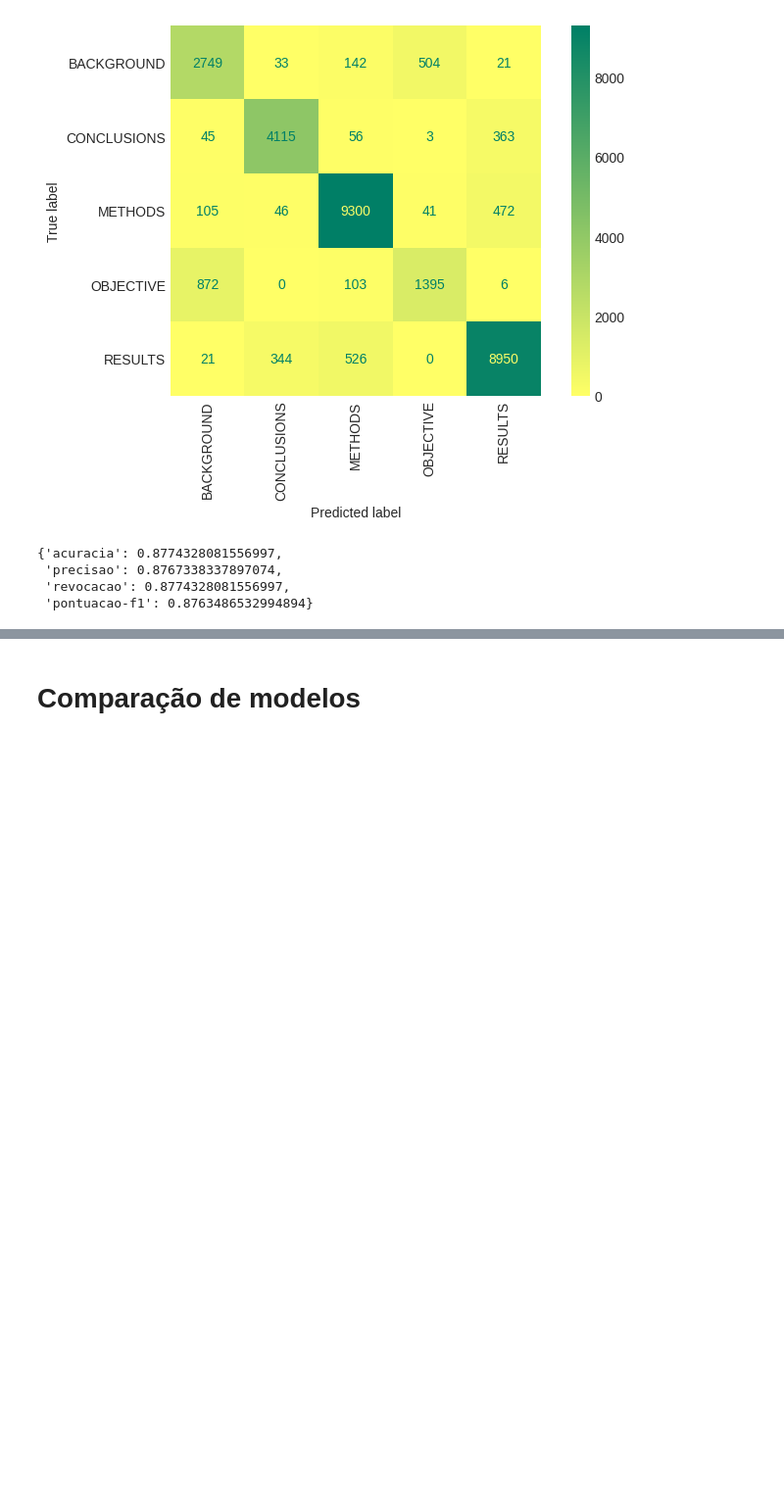
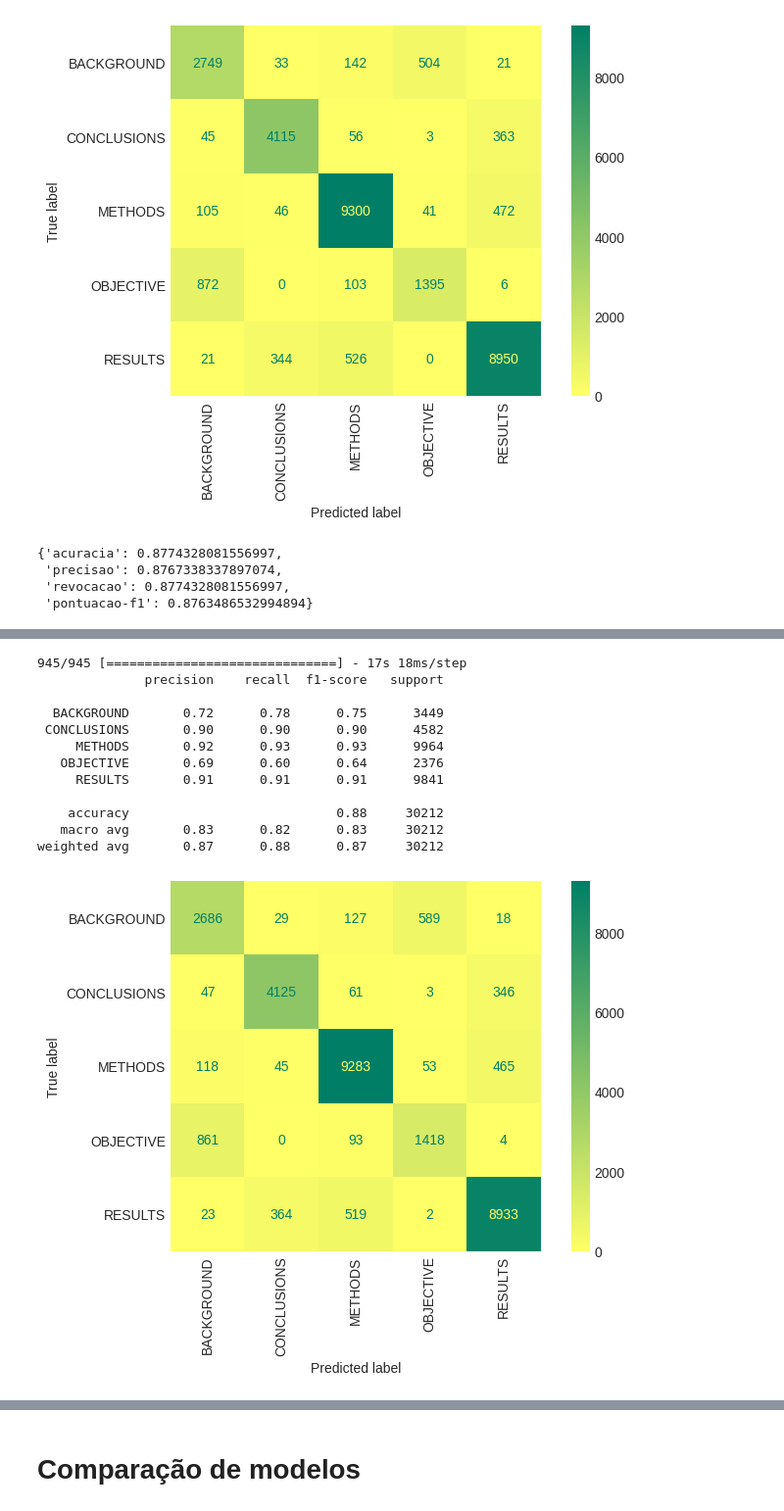
Before and after one commit to flohmannjr/tensorflow_curso, a Jupyter notebook: TensorFlow_MP2_1_SkimLit+.ipynb, the cells around one changed output, grey strips where cells are left out. Shown: that part at 98% size. Drawn from its saved outputs; the diff is of its cells as text; code cells hidden in the pictures; blank space fills up the shorter version.

```diff
--- a/TensorFlow_MP2_1_SkimLit+.ipynb
+++ b/TensorFlow_MP2_1_SkimLit+.ipynb
@@ -501,0 +532,18 @@ avaliacoes[2]
+# %%
+probabilidades = modelo.predict(dados_hibridos_linhas_validacao)
+previsoes      = tf.argmax(probabilidades, axis=1)
+avaliacoes[3]  = avaliar_modelo(rotulos_int_validacao, previsoes, classes)
+# %% [output]
+945/945 [==============================] - 17s 18ms/step
+              precision    recall  f1-score   support
+
+  BACKGROUND       0.72      0.78      0.75      3449
+ CONCLUSIONS       0.90      0.90      0.90      4582
+     METHODS       0.92      0.93      0.93      9964
+   OBJECTIVE       0.69      0.60      0.64      2376
+     RESULTS       0.91      0.91      0.91      9841
+
+    accuracy                           0.88     30212
+   macro avg       0.83      0.82      0.83     30212
+weighted avg       0.87      0.88      0.87     30212
+[figure, added]
```
Also changed, not shown: parts of 24 cells of this notebook.
